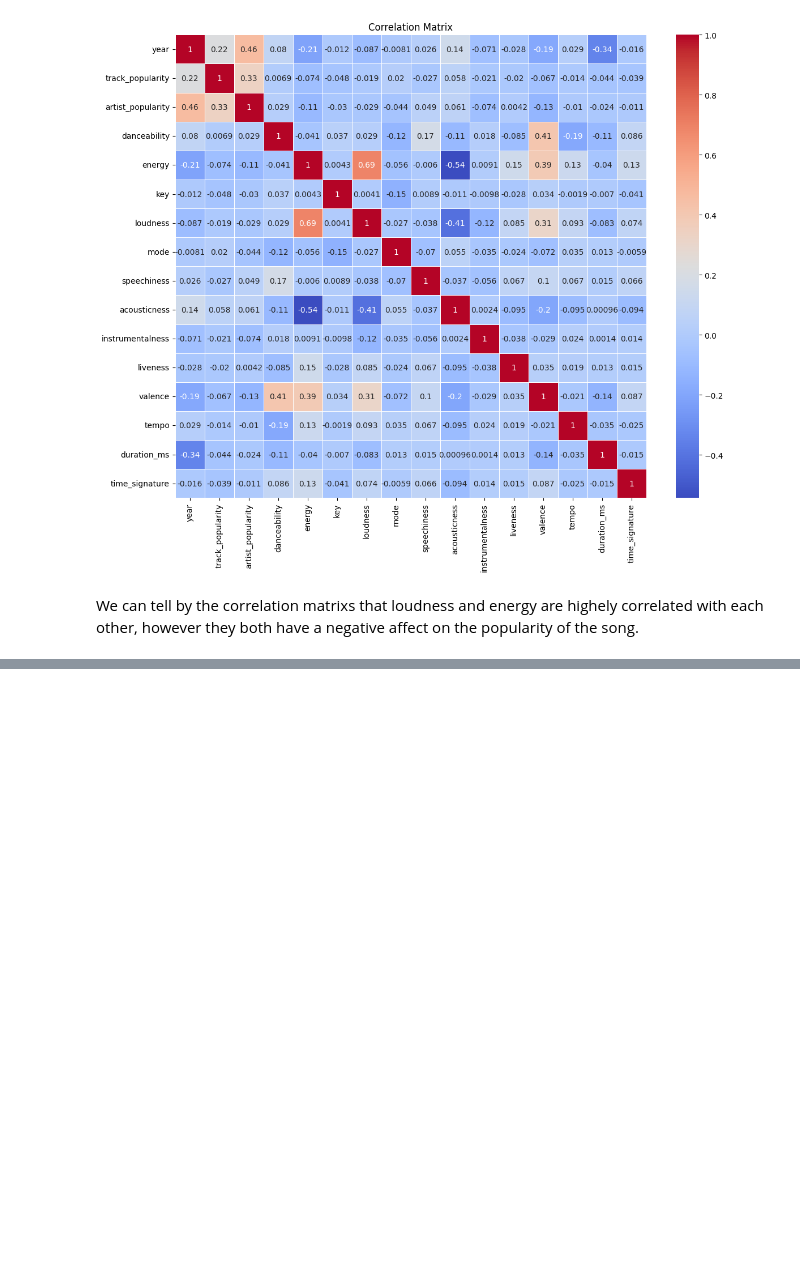
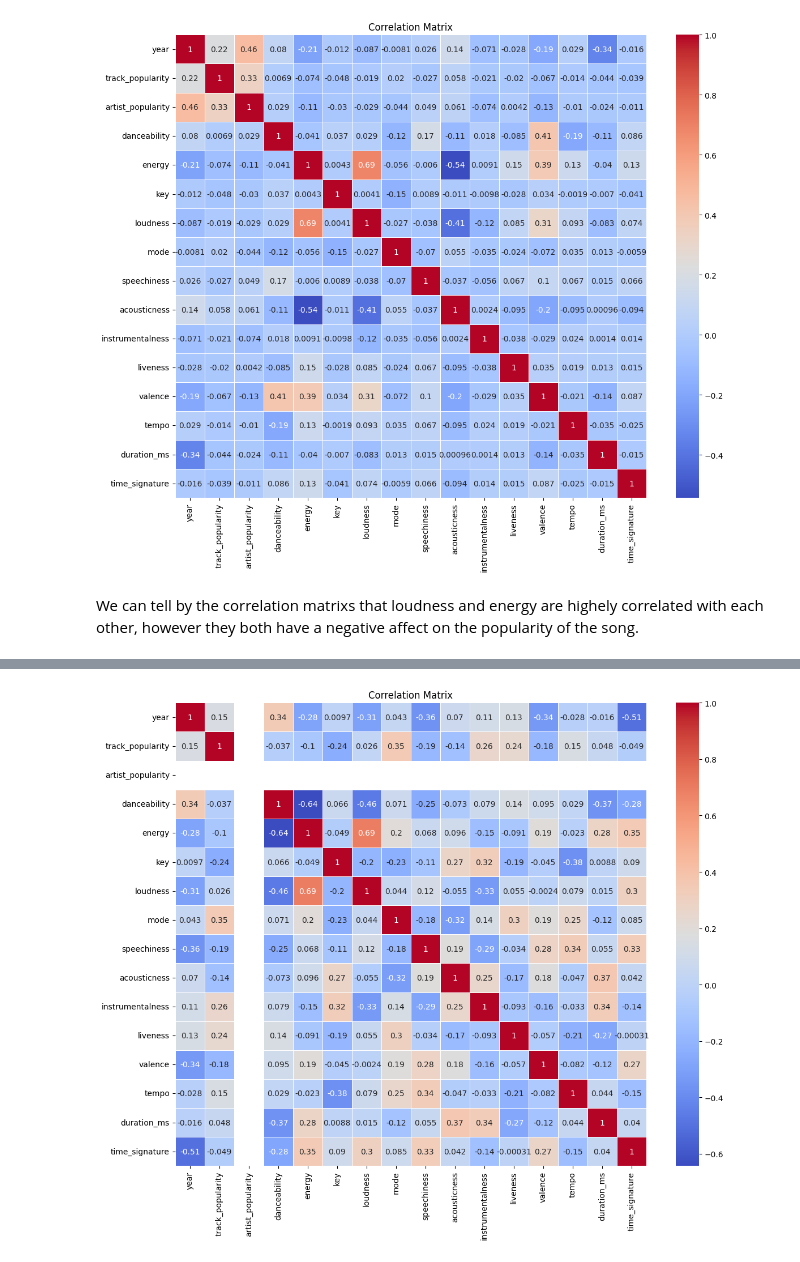
Before and after one commit to Topusaha/spotify-hit-predictor, a Jupyter notebook: EDA.ipynb, the cells around one changed output, grey strips where cells are left out. Cells and saved outputs as stored; diff of their text form; code cells hidden in the pictures; blank space fills up the shorter version.

```diff
--- a/EDA.ipynb
+++ b/EDA.ipynb
@@ -181,0 +223,3 @@ We can tell by the correlation matrixs that loudness and energy are highely corr
+# %%
+drake_df = playlist_df[playlist_df['artist_name'] == 'Drake']
+drake_df.head()
@@ -181,0 +254,12 @@ We can tell by the correlation matrixs that loudness and energy are highely corr
+# %%
+# Calculate the correlation matrix only for numeric columns
+correlation_matrix = drake_df.select_dtypes(include=['float64', 'int64']).corr()
+
+# Plot the correlation matrix as a heatmap
+plt.figure(figsize=(12, 10))
+sns.heatmap(correlation_matrix, annot=True, cmap='coolwarm', linewidths=0.5)
+plt.title('Correlation Matrix')
+plt.tight_layout()
+plt.show()
+# %% [output]
+[figure, added]
```
Also changed, not shown: parts of 9 cells of this notebook, 2 other files.
